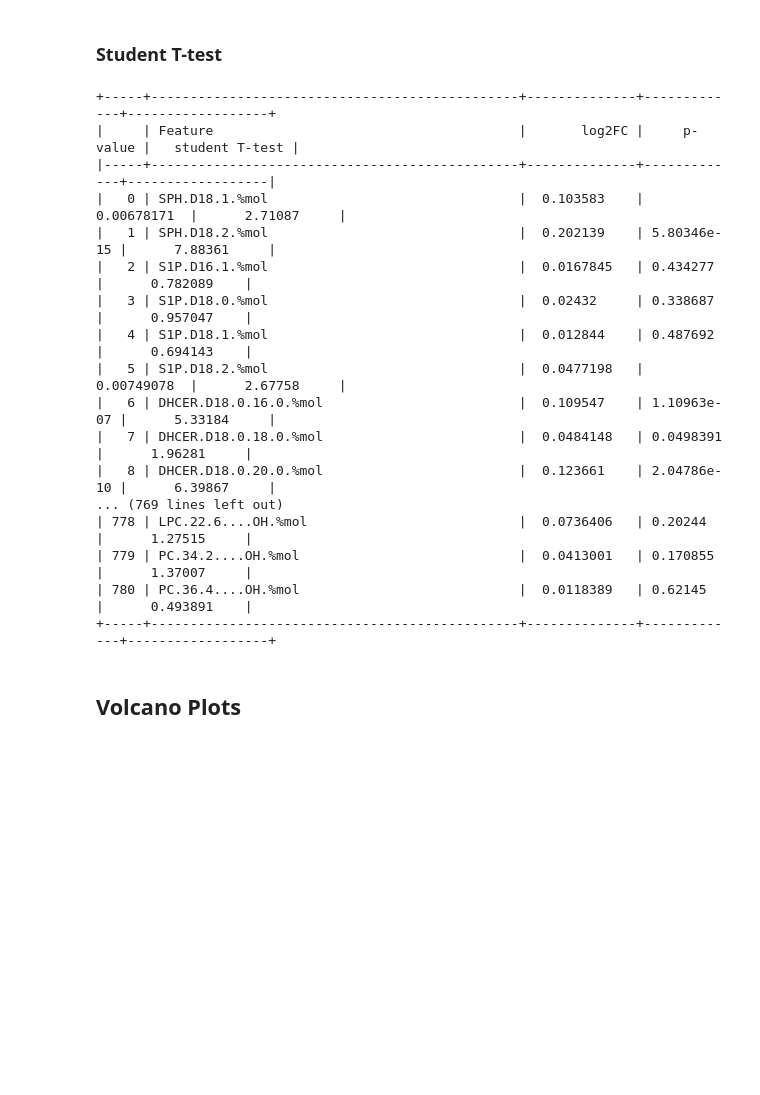
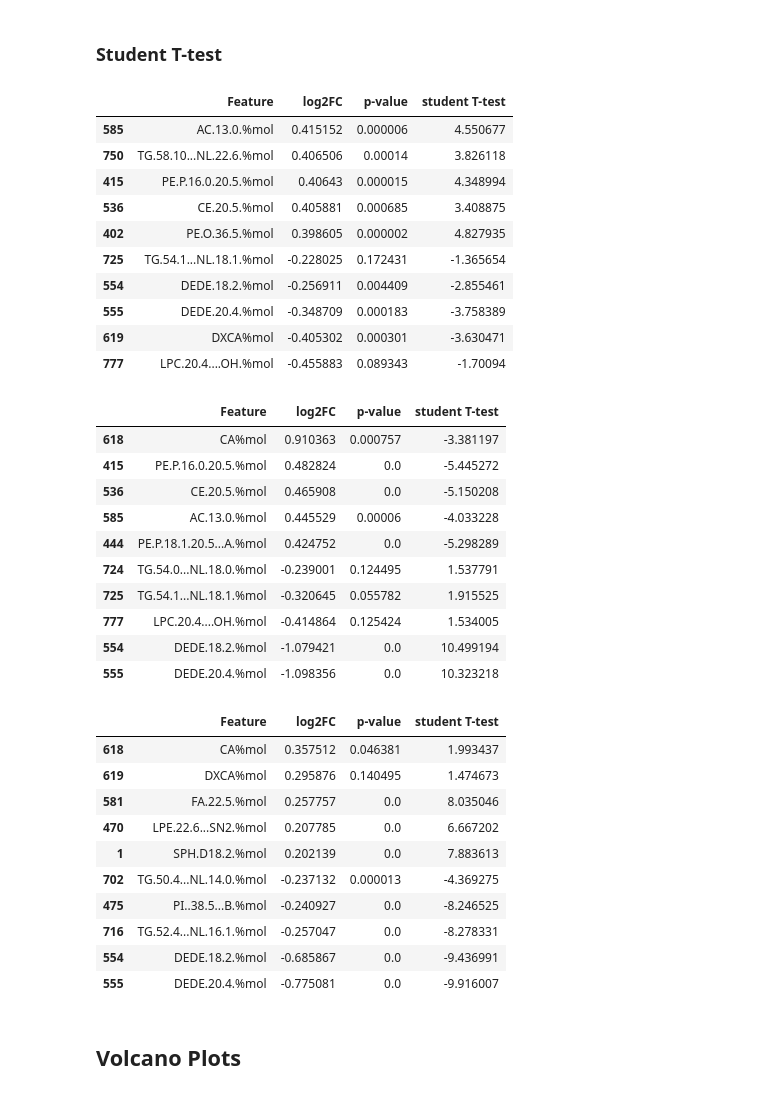
Before and after one commit to ciaranmcevoy07/Tese_Ciaran_McEvoy, a Jupyter notebook: Statistics.ipynb, the cells around one changed output. Saved outputs shown, nothing was run; the diff lists cells and outputs as text; code cells hidden in the pictures; blank space fills up the shorter version.

```diff
--- a/Statistics.ipynb
+++ b/Statistics.ipynb
@@ -60,7 +60,7 @@ for feature in df_cn_mci['Feature']:
     df_cn_mci.loc[df_cn_mci['Feature'] == feature, 'log2FC'] = fold_change_CN_MCI
     df_cn_mci.loc[df_cn_mci['Feature'] == feature, 'p-value'] = p_value_lipid_CN_MCI
     df_cn_mci.loc[df_cn_mci['Feature'] == feature, 'student T-test'] = t_statistic_lipid_CN_MCI
-print(tabulate(df_cn_mci, headers = 'keys', tablefmt = 'psql'))
+# print(tabulate(df_cn_mci, headers = 'keys', tablefmt = 'psql'))
 
 #---------------------------------------------------------------------------------------------------------------
 df_cn_ad = pd.DataFrame()
@@ -89,54 +89,76 @@ for feature in df_cn_ad['Feature']:
     df_cn_ad.loc[df_cn_ad['Feature'] == feature, 'p-value'] = p_value_lipid_CN_AD
     df_cn_ad.loc[df_cn_ad['Feature'] == feature, 'student T-test'] = t_statistic_lipid_CN_AD
 
 #-------------------------------------------------------------------------------------------------------------------
 df_mci_ad = pd.DataFrame()
 
 # Assign values to columns in the DataFrame
 df_mci_ad['Feature'] = data.columns[858:1639]
 df_mci_ad['log2FC'] = None
 df_mci_ad['p-value'] = None
 df_mci_ad['student T-test'] = None
 
-
 for feature in df_mci_ad['Feature']:
     mci_data = data[data['Group'] == 'MCI'][feature]
     ad_data = data[data['Group'] == 'AD'][feature]
 
     if len(mci_data) > len(ad_data):
         mci_data = mci_data[:len(ad_data)]
     else:
         ad_data = ad_data[:len(mci_data)]
 
     fold_change_MCI_AD = (np.log2(np.mean(mci_data))) - (np.log2(np.mean(ad_data)))
 
     t_statistic_lipid_MCI_AD, p_value_lipid_MCI_AD = ttest_ind(mci_data, ad_data)
 
     df_mci_ad.loc[df_mci_ad['Feature'] == feature, 'log2FC'] = fold_change_MCI_AD
     df_mci_ad.loc[df_mci_ad['Feature'] == feature, 'p-value'] = p_value_lipid_MCI_AD
     df_mci_ad.loc[df_mci_ad['Feature'] == feature, 'student T-test'] = t_statistic_lipid_MCI_AD
+df_mci_ad= df_mci_ad.sort_values(by='log2FC', ascending=False)
+df_cn_ad = df_cn_ad.sort_values(by='log2FC', ascending=False)
+df_cn_mci = df_cn_mci.sort_values(by='log2FC', ascending=False)
 
-df_mci_ad.to_csv('test/mci_ad.csv', index=False)
-df_cn_ad.to_csv('test/cn_ad.csv', index=False)
-df_cn_mci.to_csv('test/cn_mci.csv', index=False)
+display(pd.concat([df_mci_ad.head(5), df_mci_ad.tail(5)]))
+display(pd.concat([df_cn_ad.head(5), df_cn_ad.tail(5)]))
+display(pd.concat([df_cn_mci.head(5), df_cn_mci.tail(5)]))
+
+# df_mci_ad.to_csv('test/mci_ad.csv', index=False)
+# df_cn_ad.to_csv('test/cn_ad.csv', index=False)
+# df_cn_mci.to_csv('test/cn_mci.csv', index=False)
 # %% [output]
-+-----+-----------------------------------------------+--------------+-------------+------------------+
-|     | Feature                                       |       log2FC |     p-value |   student T-test |
-|-----+-----------------------------------------------+--------------+-------------+------------------|
-|   0 | SPH.D18.1.%mol                                |  0.103583    | 0.00678171  |      2.71087     |
-|   1 | SPH.D18.2.%mol                                |  0.202139    | 5.80346e-15 |      7.88361     |
-|   2 | S1P.D16.1.%mol                                |  0.0167845   | 0.434277    |      0.782089    |
-|   3 | S1P.D18.0.%mol                                |  0.02432     | 0.338687    |      0.957047    |
-|   4 | S1P.D18.1.%mol                                |  0.012844    | 0.487692    |      0.694143    |
-|   5 | S1P.D18.2.%mol                                |  0.0477198   | 0.00749078  |      2.67758     |
-|   6 | DHCER.D18.0.16.0.%mol                         |  0.109547    | 1.10963e-07 |      5.33184     |
-|   7 | DHCER.D18.0.18.0.%mol                         |  0.0484148   | 0.0498391   |      1.96281     |
-|   8 | DHCER.D18.0.20.0.%mol                         |  0.123661    | 2.04786e-10 |      6.39867     |
-... (769 lines left out)
-| 778 | LPC.22.6....OH.%mol                           |  0.0736406   | 0.20244     |      1.27515     |
-| 779 | PC.34.2....OH.%mol                            |  0.0413001   | 0.170855    |      1.37007     |
-| 780 | PC.36.4....OH.%mol                            |  0.0118389   | 0.62145     |      0.493891    |
-+-----+-----------------------------------------------+--------------+-------------+------------------+
+|  | Feature | log2FC | p-value | student T-test |
+| 585 | AC.13.0.%mol | 0.415152 | 0.000006 | 4.550677 |
+| 750 | TG.58.10...NL.22.6.%mol | 0.406506 | 0.00014 | 3.826118 |
+| 415 | PE.P.16.0.20.5.%mol | 0.40643 | 0.000015 | 4.348994 |
+| 536 | CE.20.5.%mol | 0.405881 | 0.000685 | 3.408875 |
+| 402 | PE.O.36.5.%mol | 0.398605 | 0.000002 | 4.827935 |
+| 725 | TG.54.1...NL.18.1.%mol | -0.228025 | 0.172431 | -1.365654 |
+| 554 | DEDE.18.2.%mol | -0.256911 | 0.004409 | -2.855461 |
+| 555 | DEDE.20.4.%mol | -0.348709 | 0.000183 | -3.758389 |
+| 619 | DXCA%mol | -0.405302 | 0.000301 | -3.630471 |
+| 777 | LPC.20.4....OH.%mol | -0.455883 | 0.089343 | -1.70094 |
+|  | Feature | log2FC | p-value | student T-test |
+| 618 | CA%mol | 0.910363 | 0.000757 | -3.381197 |
+| 415 | PE.P.16.0.20.5.%mol | 0.482824 | 0.0 | -5.445272 |
+| 536 | CE.20.5.%mol | 0.465908 | 0.0 | -5.150208 |
+| 585 | AC.13.0.%mol | 0.445529 | 0.00006 | -4.033228 |
+| 444 | PE.P.18.1.20.5...A.%mol | 0.424752 | 0.0 | -5.298289 |
+| 724 | TG.54.0...NL.18.0.%mol | -0.239001 | 0.124495 | 1.537791 |
+| 725 | TG.54.1...NL.18.1.%mol | -0.320645 | 0.055782 | 1.915525 |
+| 777 | LPC.20.4....OH.%mol | -0.414864 | 0.125424 | 1.534005 |
+| 554 | DEDE.18.2.%mol | -1.079421 | 0.0 | 10.499194 |
+| 555 | DEDE.20.4.%mol | -1.098356 | 0.0 | 10.323218 |
+|  | Feature | log2FC | p-value | student T-test |
+| 618 | CA%mol | 0.357512 | 0.046381 | 1.993437 |
+| 619 | DXCA%mol | 0.295876 | 0.140495 | 1.474673 |
+| 581 | FA.22.5.%mol | 0.257757 | 0.0 | 8.035046 |
+| 470 | LPE.22.6...SN2.%mol | 0.207785 | 0.0 | 6.667202 |
+| 1 | SPH.D18.2.%mol | 0.202139 | 0.0 | 7.883613 |
+| 702 | TG.50.4...NL.14.0.%mol | -0.237132 | 0.000013 | -4.369275 |
+| 475 | PI..38.5...B.%mol | -0.240927 | 0.0 | -8.246525 |
+| 716 | TG.52.4...NL.16.1.%mol | -0.257047 | 0.0 | -8.278331 |
+| 554 | DEDE.18.2.%mol | -0.685867 | 0.0 | -9.436991 |
+| 555 | DEDE.20.4.%mol | -0.775081 | 0.0 | -9.916007 |
 # %% [markdown]
 ## Volcano Plots
 # %% [markdown]
```
Also changed, not shown: 5 other files.
